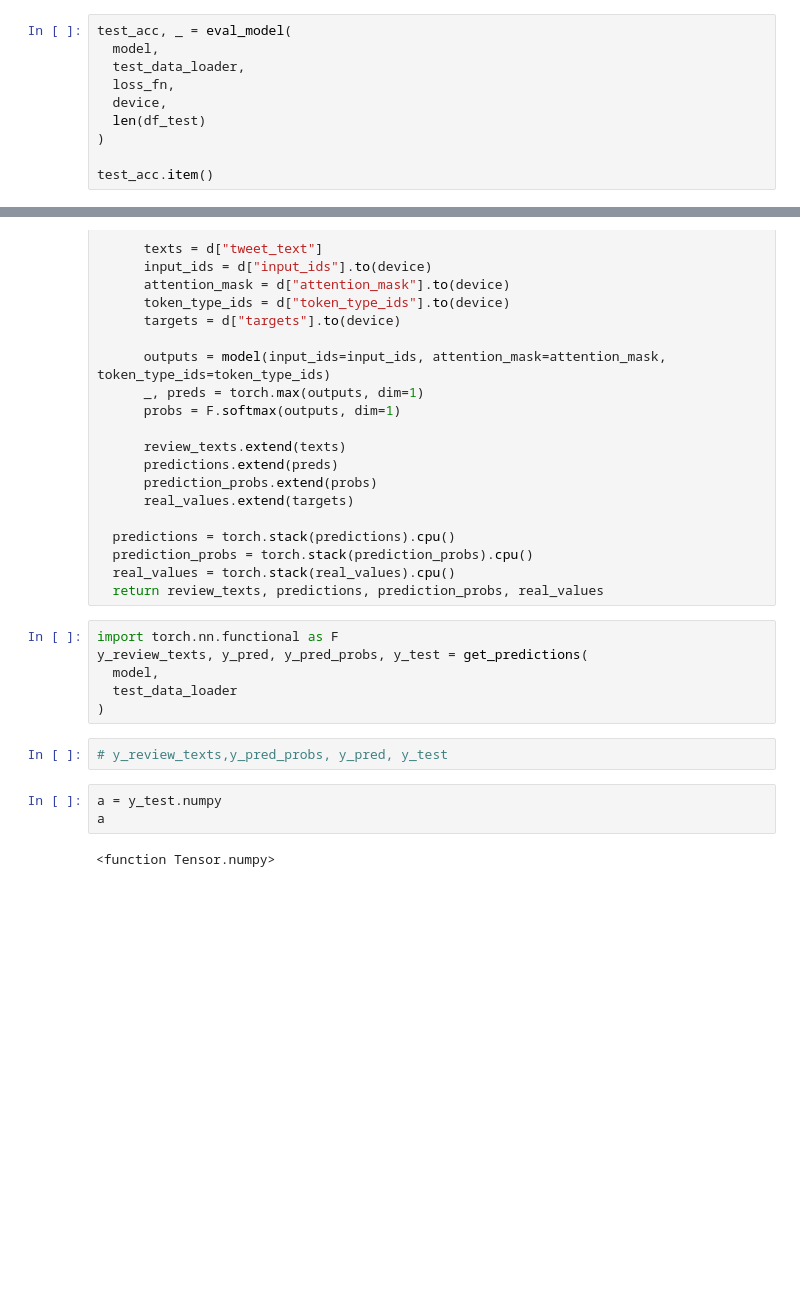
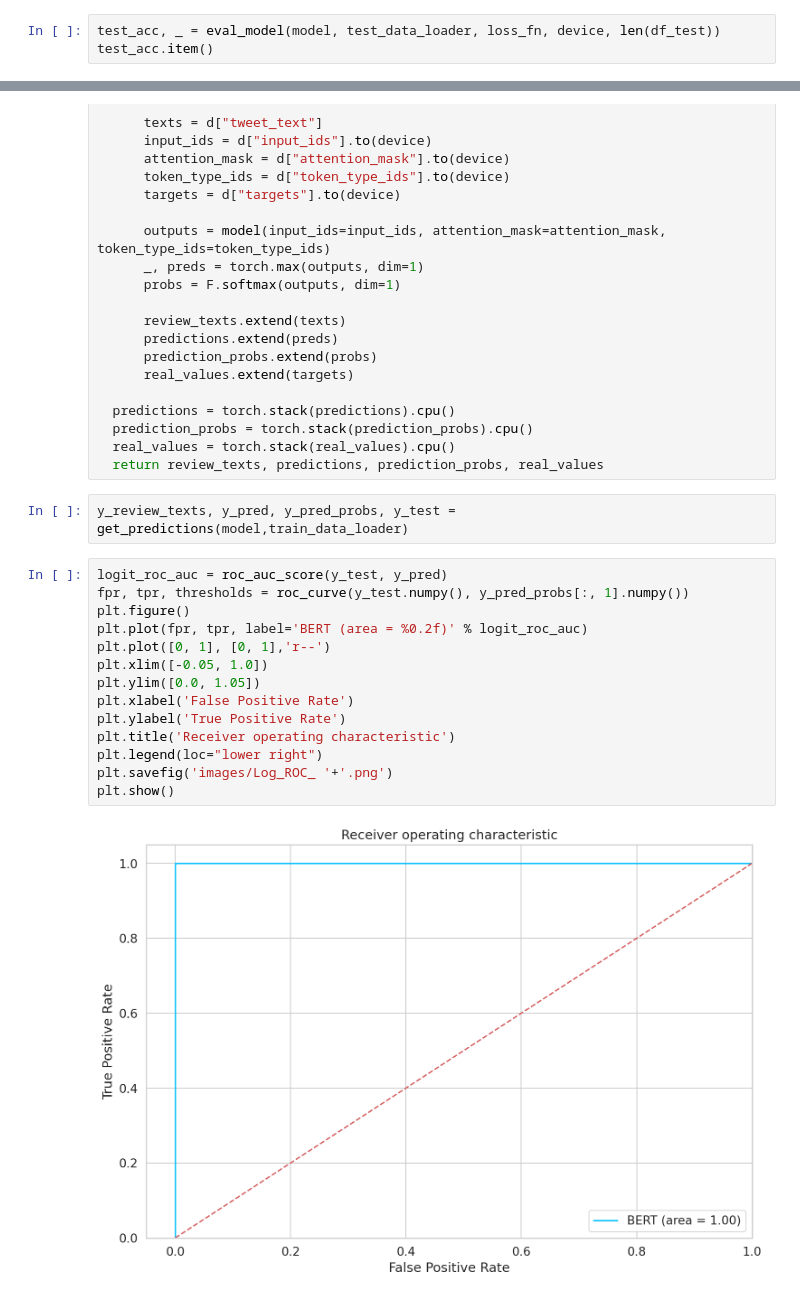
Before and after one commit to JulinaM/robertaForTweetAnalysis, a Jupyter notebook: finetune/Fine_tune_TweetsClassifier.ipynb, the cells around one changed output, grey strips where cells are left out. Drawn from its saved outputs; the diff is of its cells as text; blank space fills up the shorter version.

```diff
--- a/finetune/Fine_tune_TweetsClassifier.ipynb
+++ b/finetune/Fine_tune_TweetsClassifier.ipynb
@@ -380,12 +331,5 @@ plt.ylim([0, 1]);
 # %%
-test_acc, _ = eval_model(
-  model,
-  test_data_loader,
-  loss_fn,
-  device,
-  len(df_test)
-)
-
+test_acc, _ = eval_model(model, test_data_loader, loss_fn, device, len(df_test))
 test_acc.item()
 # %% [output]
 0.9957805907172995
@@ -421,16 +365,21 @@ def get_predictions(model, data_loader):
   real_values = torch.stack(real_values).cpu()
   return review_texts, predictions, prediction_probs, real_values
 # %%
-import torch.nn.functional as F
-y_review_texts, y_pred, y_pred_probs, y_test = get_predictions(
-  model,
-  test_data_loader
-)
+y_review_texts, y_pred, y_pred_probs, y_test = get_predictions(model,train_data_loader)
-# %%
-# y_review_texts,y_pred_probs, y_pred, y_test
-# %%
-a = y_test.numpy
-a
-# %% [output]
-<function Tensor.numpy>
+# %%
+logit_roc_auc = roc_auc_score(y_test, y_pred)
+fpr, tpr, thresholds = roc_curve(y_test.numpy(), y_pred_probs[:, 1].numpy())
+plt.figure()
+plt.plot(fpr, tpr, label='BERT (area = %0.2f)' % logit_roc_auc)
+plt.plot([0, 1], [0, 1],'r--')
+plt.xlim([-0.05, 1.0])
+plt.ylim([0.0, 1.05])
+plt.xlabel('False Positive Rate')
+plt.ylabel('True Positive Rate')
+plt.title('Receiver operating characteristic')
+plt.legend(loc="lower right")
+plt.savefig('images/Log_ROC_ '+'.png')
+plt.show()
+# %% [output]
+[figure, added]
 # %%
```
Also changed, not shown: parts of 13 cells of this notebook.
